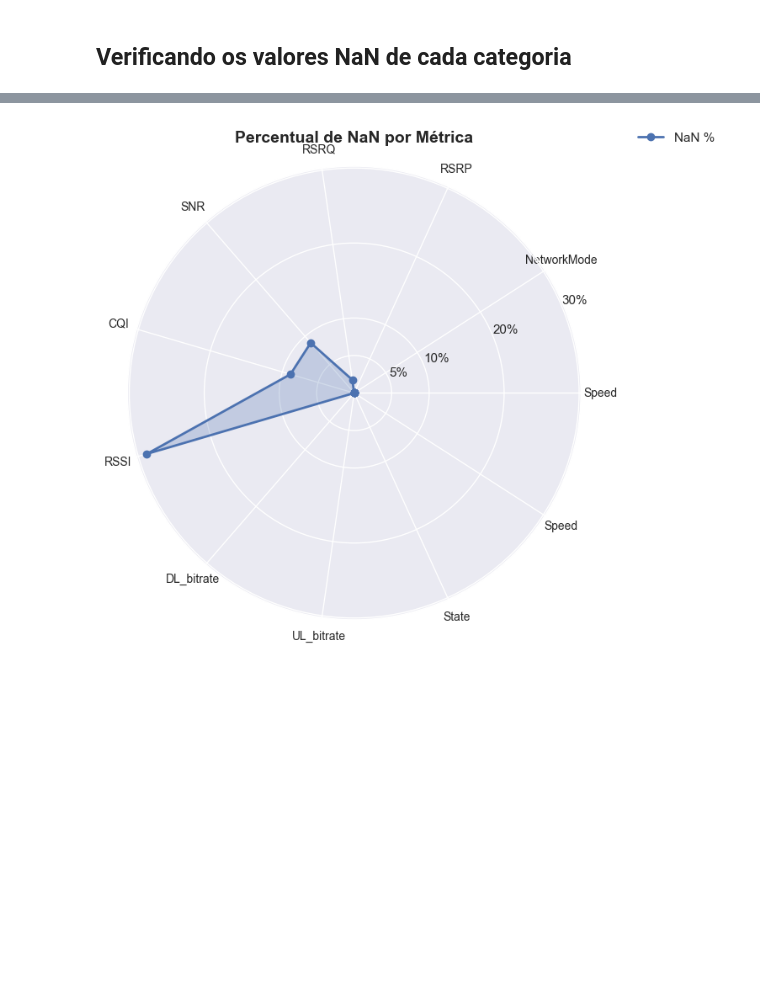
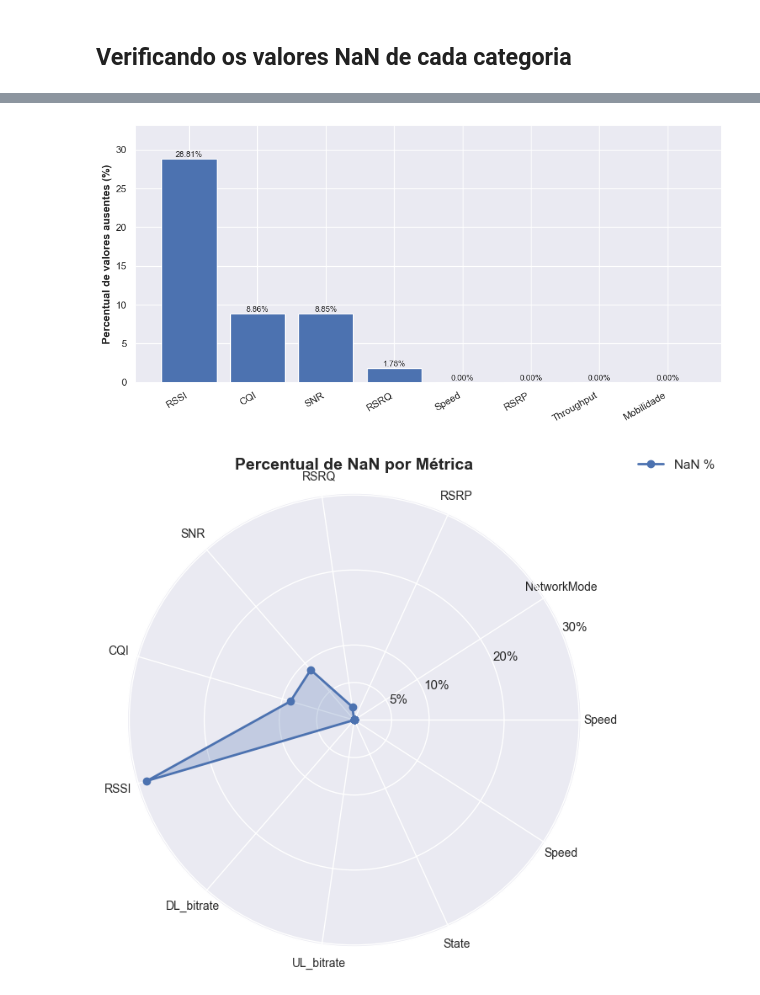
Before and after one commit to ejs94/5g-forecasting, a Jupyter notebook: notebooks/2_eda.ipynb, the cells around one changed output, grey strips where cells are left out. Cells and saved outputs as stored; diff of their text form; code cells hidden in the pictures; blank space fills up the shorter version.

```diff
--- a/notebooks/2_eda.ipynb
+++ b/notebooks/2_eda.ipynb
@@ -596,3 +705,8 @@ nan_stats
+# %%
+fig = plot_nan_overall_percentage(nan_overall_percentage(df_total))
+fig.savefig("fig_nan_percentual.png", dpi=300, bbox_inches="tight")
+# %% [output]
+[figure, added]
 # %%
 plot_nan_vertex(nan_overall_percentage(df_total))
 # %% [output]
```
Also changed, not shown: parts of 14 cells of this notebook, 14 other files.
